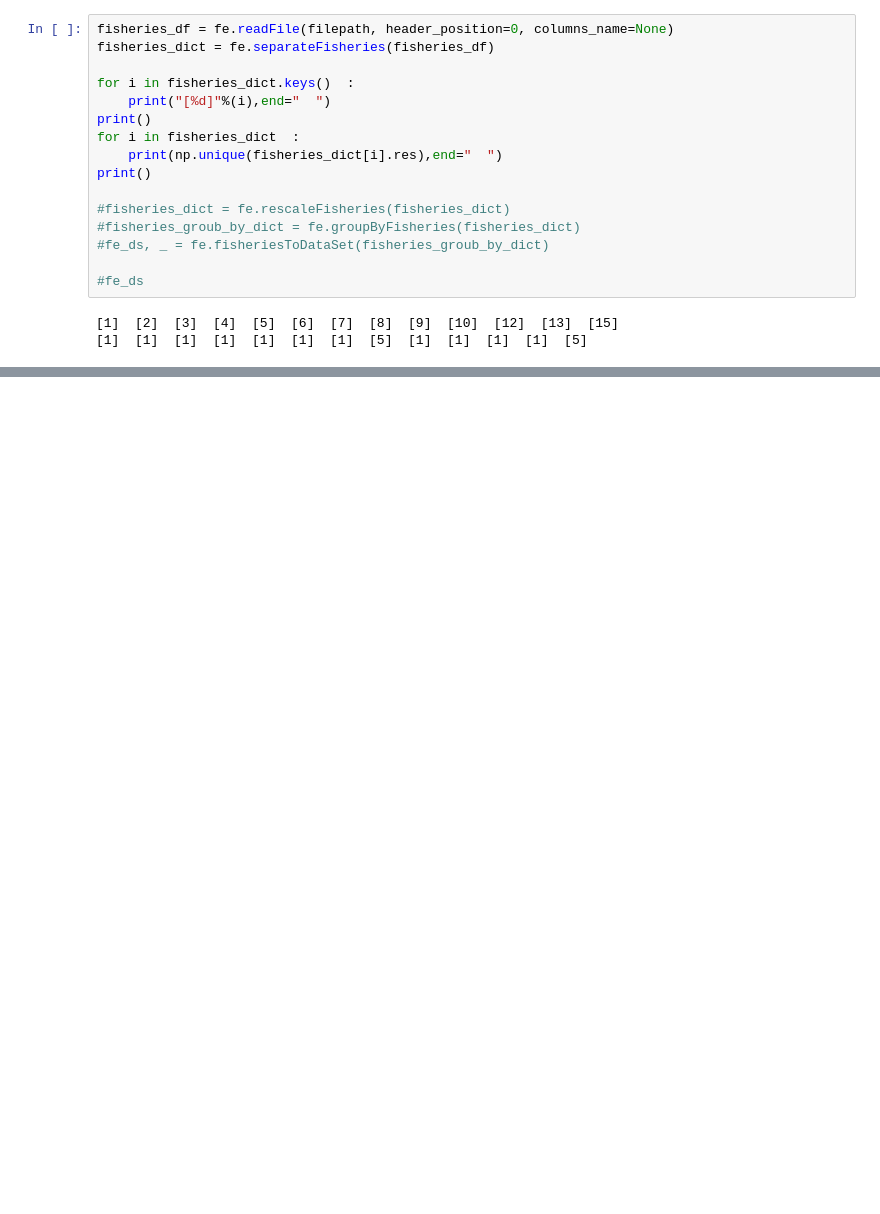
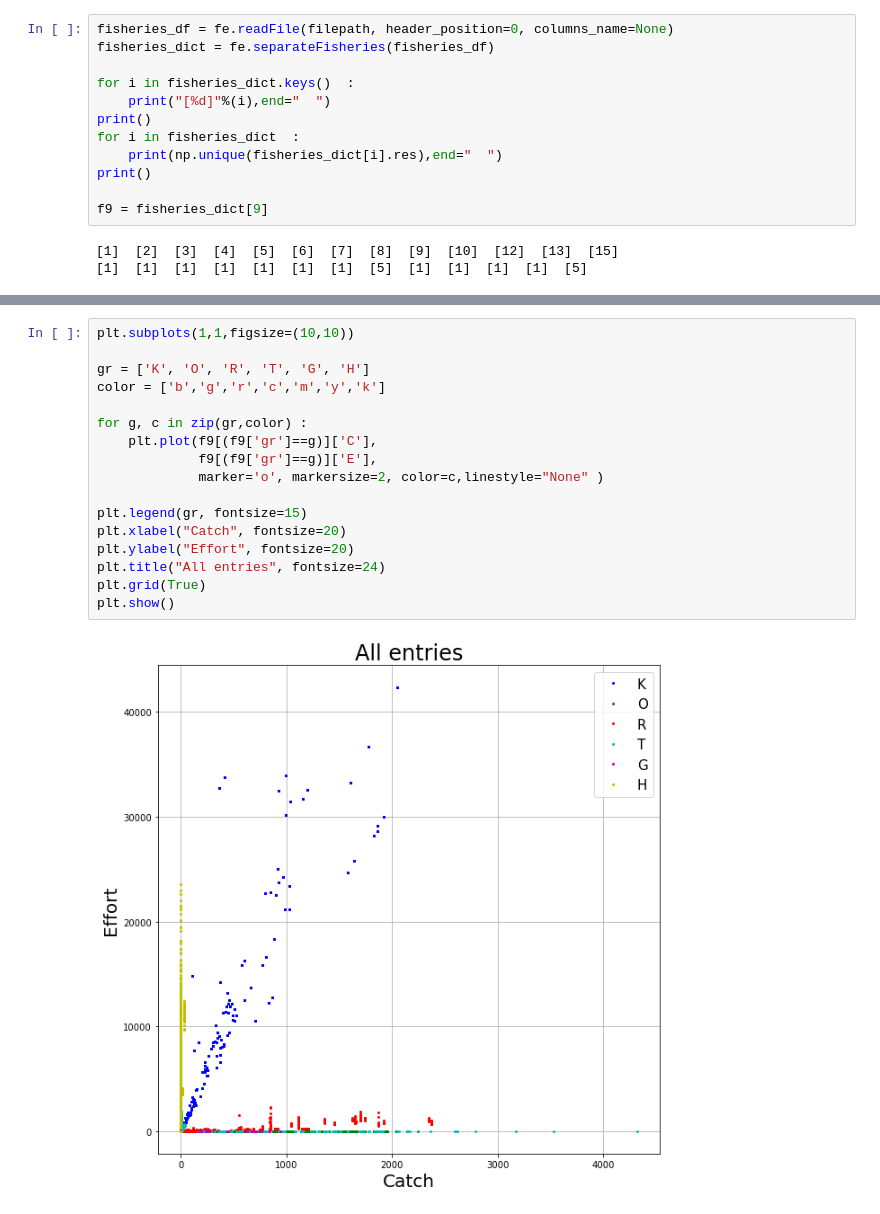
Before and after one commit to PacificCommunity/OFP-Ikamoana, a Jupyter notebook: Ikamoana/notebook/Test.ipynb, the cells around one changed output, grey strips where cells are left out. Cells and saved outputs as stored; diff of their text form; blank space fills up the shorter version.

```diff
--- a/Ikamoana/notebook/Test.ipynb
+++ b/Ikamoana/notebook/Test.ipynb
@@ -17,11 +19,7 @@ for i in fisheries_dict  :
     print(np.unique(fisheries_dict[i].res),end="  ")
 print()
 
-#fisheries_dict = fe.rescaleFisheries(fisheries_dict)
-#fisheries_groub_by_dict = fe.groupByFisheries(fisheries_dict)
-#fe_ds, _ = fe.fisheriesToDataSet(fisheries_groub_by_dict)
-
-#fe_ds
+f9 = fisheries_dict[9]
 # %% [output]
 [1]  [2]  [3]  [4]  [5]  [6]  [7]  [8]  [9]  [10]  [12]  [13]  [15]
 [1]  [1]  [1]  [1]  [1]  [1]  [1]  [5]  [1]  [1]  [1]  [1]  [5]
@@ -40,0 +113,19 @@ Text(0, 0.5, 'Effort')
+# %%
+plt.subplots(1,1,figsize=(10,10))
+
+gr = ['K', 'O', 'R', 'T', 'G', 'H']
+color = ['b','g','r','c','m','y','k']
+
+for g, c in zip(gr,color) :
+    plt.plot(f9[(f9['gr']==g)]['C'],
+             f9[(f9['gr']==g)]['E'],
+             marker='o', markersize=2, color=c,linestyle="None" )
+
+plt.legend(gr, fontsize=15)
+plt.xlabel("Catch", fontsize=20)
+plt.ylabel("Effort", fontsize=20)
+plt.title("All entries", fontsize=24)
+plt.grid(True)
+plt.show()
+# %% [output]
+[figure, added]
```
Also changed, not shown: parts of 22 cells of this notebook, 12 other files.
